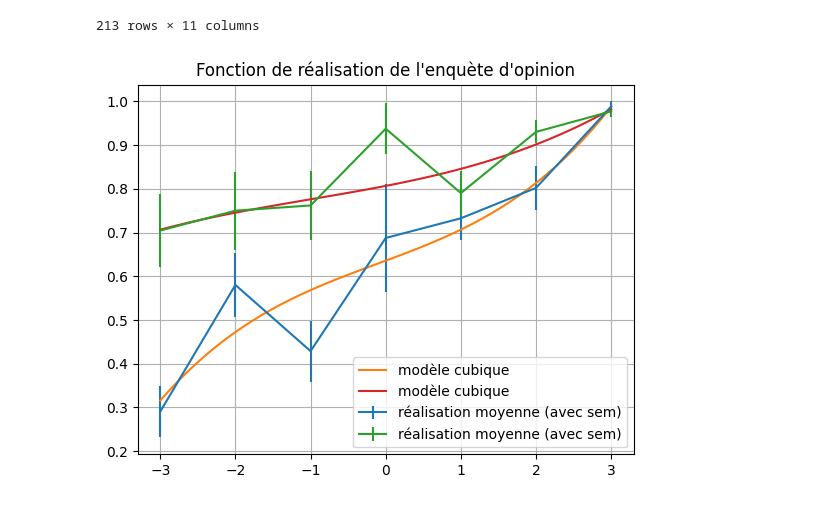
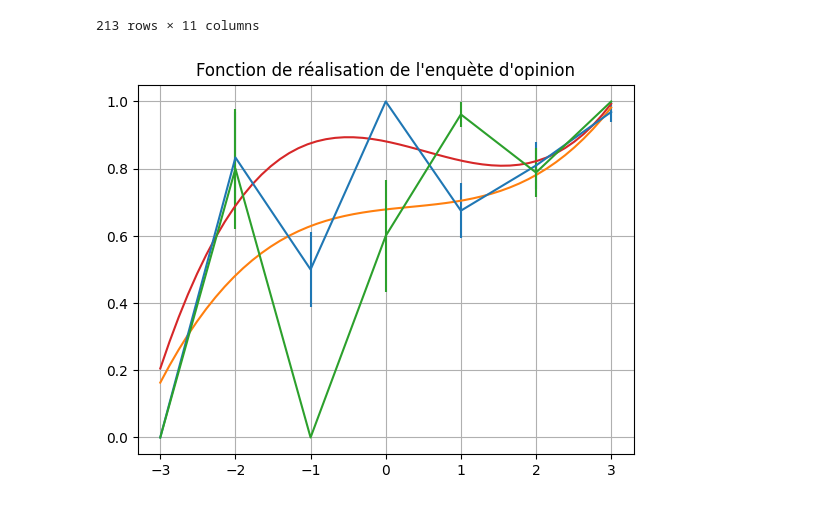
Before and after one commit to novincent/OptimacForm, a Jupyter notebook: src/data_treatment.ipynb, the cells around one changed output. Cells and saved outputs as stored; diff of their text form; code cells hidden in the pictures.

Commit message:
splitted over actions: weird...

```diff
--- a/src/data_treatment.ipynb
+++ b/src/data_treatment.ipynb
@@ -42,25 +42,30 @@ feedback_map = {"Oui":1, "Oui, mais pas sûr":0.5,"Non":0}
 
 
 def compute_meanfeedback(df):
-    feedbacks_per_motivation = {-3:[],-2:[],-1:[],0:[],1:[],2:[],3:[]}
+    feedbacks_per_motivation_per_action = {"weekly":{-3:[],-2:[],-1:[],0:[],1:[],2:[],3:[]},"monthly":{-3:[],-2:[],-1:[],0:[],1:[],2:[],3:[]},"as_usual":{-3:[],-2:[],-1:[],0:[],1:[],2:[],3:[]}}
 
     def update_feedbacks(row):
         if row["nfeedback"] != 0.8:
-            feedbacks_per_motivation[row["motivation"]].append(row["nfeedback"])
+            feedbacks_per_motivation_per_action[row["action_name"]][row["motivation"]].append(row["nfeedback"])
 
 
 
     df["nfeedback"] = df["feedback"].map(feedback_map)
     df.apply(update_feedbacks,axis=1)
-    meanfeedback_per_motivation = {k:sum(v)/len(v) for (k,v) in feedbacks_per_motivation.items()}
-    feedbackerr_per_motvation = {k:np.std(v)/(np.sqrt(len(v)))for (k,v) in feedbacks_per_motivation.items()}
-    x,y = [],[]
-    for (k,v) in feedbacks_per_motivation.items():
-        for j in v:
-            x.append(k)
-            y.append(j)
-    model = np.polyfit(x,y,deg = 3)
-    return meanfeedback_per_motivation,feedbackerr_per_motvation,model
+    res = {}
+    for ac in ["weekly","monthly","as_usual"]:
+        feedbacks_per_motivation = feedbacks_per_motivation_per_action[ac]
+        denulify = lambda  x: x+1*(x==0)
+        meanfeedback_per_motivation = {k:sum(v)/(denulify(len(v))) for (k,v) in feedbacks_per_motivation.items()}
+        feedbackerr_per_motvation = {k:np.std(v)/(np.sqrt(len(v)))for (k,v) in feedbacks_per_motivation.items()}
+        x,y = [],[]
+        for (k,v) in feedbacks_per_motivation.items():
+            for j in v:
+                x.append(k)
+                y.append(j)
+        model = np.polyfit(x,y,deg = 3)
+        res[ac] = meanfeedback_per_motivation,feedbackerr_per_motvation,model
+    return res
 
 def plotting(meandic,errdic,model):
     meandic_items = meandic.items()
@@ -72,14 +77,15 @@ def plotting(meandic,errdic,model):
     y = [np.polyval(model, i) for i in x]
     plt.plot(x,y,label = "modèle cubique")
 # %%
-mf0,ef0,model0 = compute_meanfeedback(f0)
-mf1,ef1,model1 = compute_meanfeedback(f1)
-
-
-plotting(mf0,ef0,model0)
-plotting(mf1,ef1,model1)
+r0 = compute_meanfeedback(f0)
+#mf1,ef1,model1 = compute_meanfeedback(f1)
+for ac in ["weekly","monthly","as_usual"]:
+    meandic,errdic,model = r0[ac]
+    plotting(meandic,errdic,model)
+#plotting(mf0,ef0,model0)
+#plotting(mf1,ef1,model1)
 plt.title("Fonction de réalisation de l'enquète d'opinion")
-plt.legend()
+#plt.legend()
 plt.grid(visible=True)
 # %% [output]
-[figure, old version]
+[figure, new version]
```
Also changed, not shown: 1 other file.
